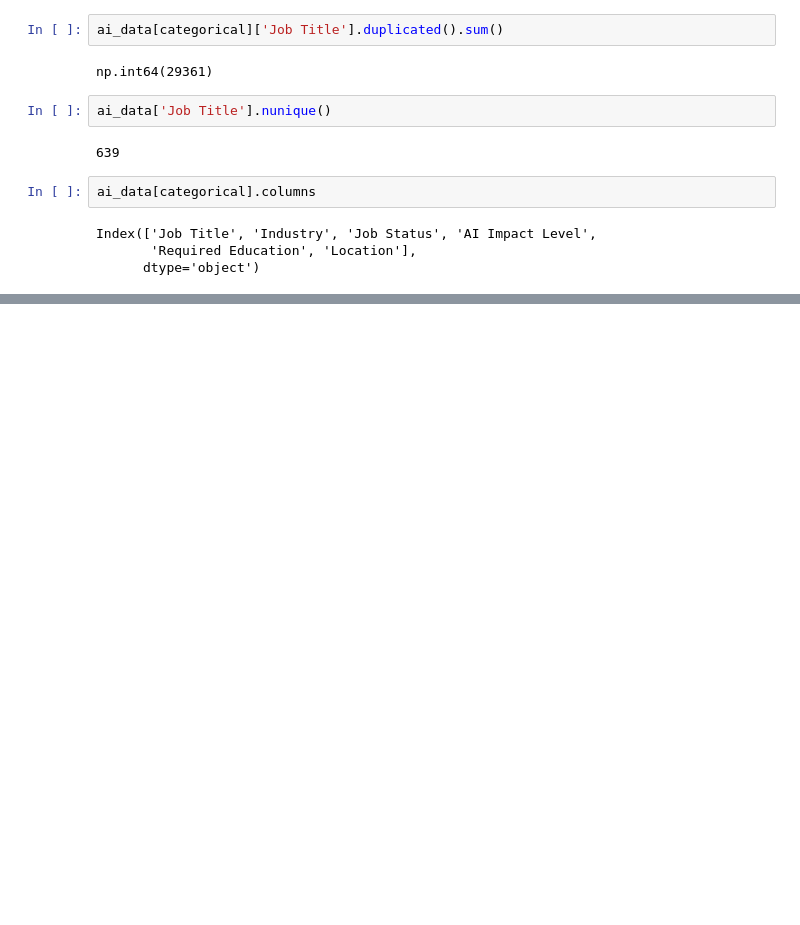
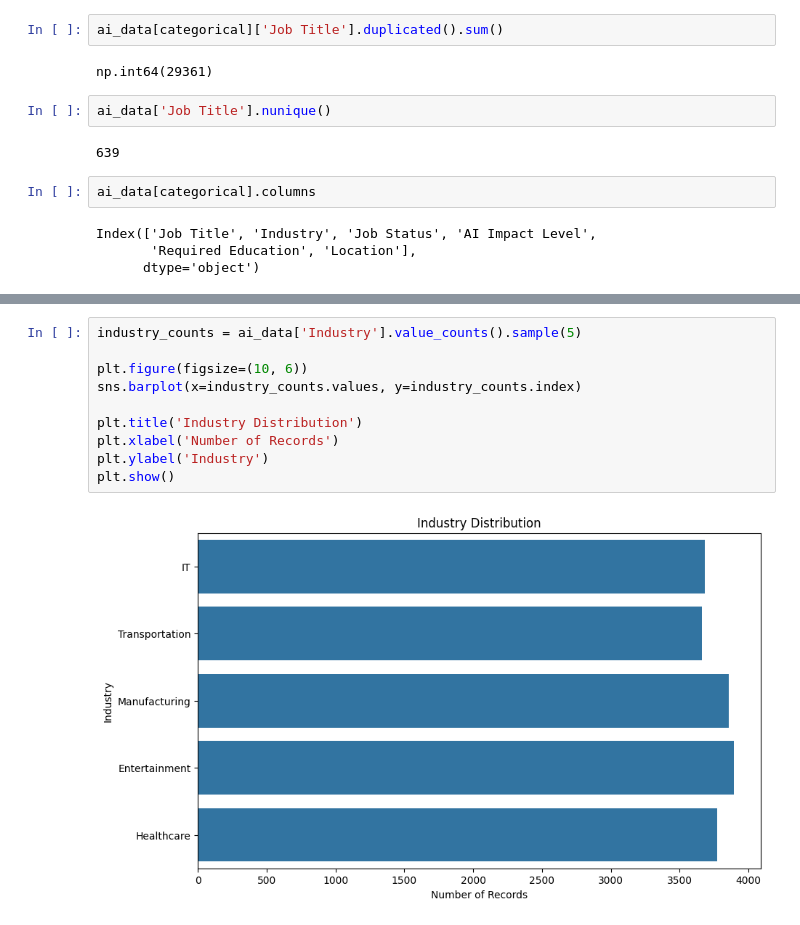
Before and after one commit to AJ0043/AI-Future-of-Jobs-Intelligence-Platform, a Jupyter notebook: AI_Adoption_&_Growth_Analysis.ipynb, the cells around one changed output, grey strips where cells are left out. Drawn from its saved outputs; the diff is of its cells as text; blank space fills up the shorter version.

```diff
--- a/AI_Adoption_&_Growth_Analysis.ipynb
+++ b/AI_Adoption_&_Growth_Analysis.ipynb
@@ -933,0 +1005,12 @@ Now
+# %%
+industry_counts = ai_data['Industry'].value_counts().sample(5)
+
+plt.figure(figsize=(10, 6))
+sns.barplot(x=industry_counts.values, y=industry_counts.index)
+
+plt.title('Industry Distribution')
+plt.xlabel('Number of Records')
+plt.ylabel('Industry')
+plt.show()
+# %% [output]
+[figure, added]
```
Also changed, not shown: parts of 38 cells of this notebook.
